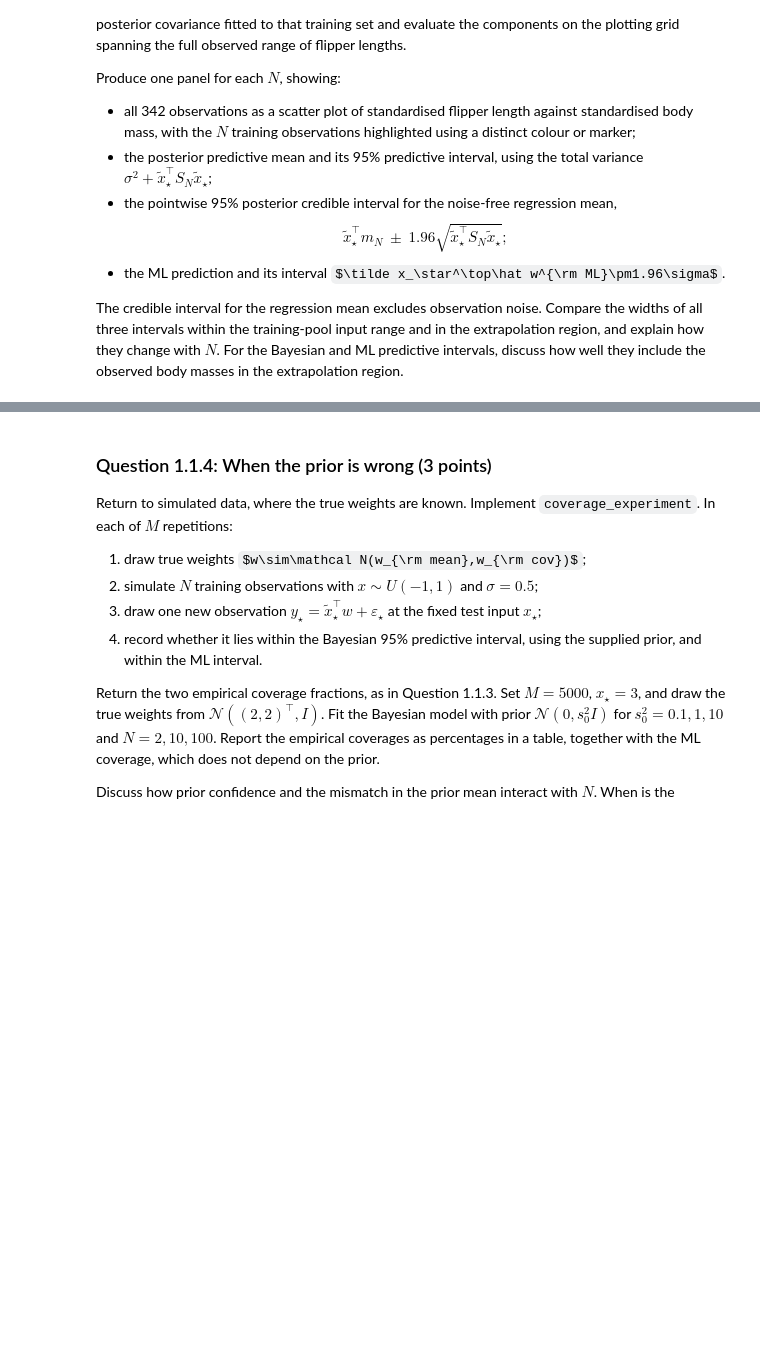
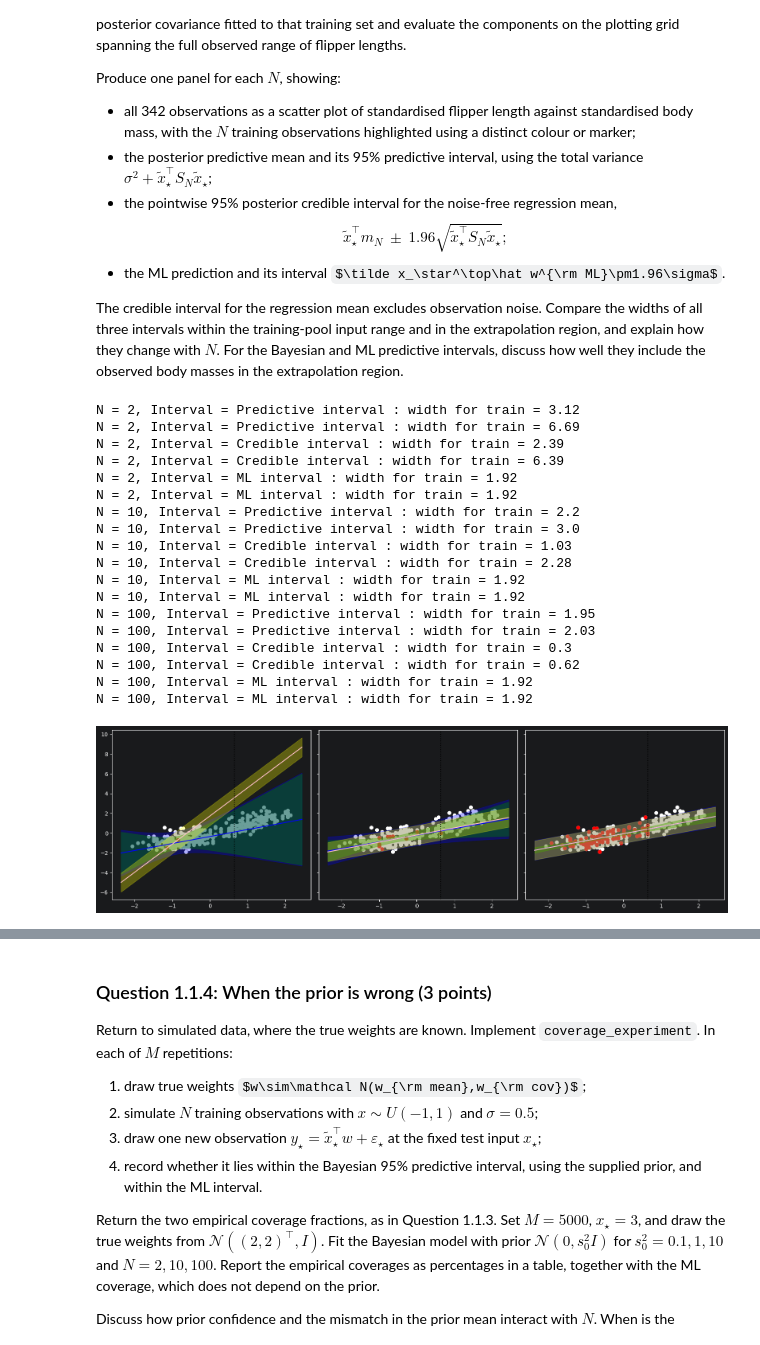
Before and after one commit to mikoleo/Machine-learning-Advanced-Course, a Jupyter notebook: 1E-BLR-HT26.ipynb, the cells around one changed output, grey strips where cells are left out. Drawn from its saved outputs; the diff is of its cells as text; code cells hidden in the pictures; some formulas as TeX source; blank space fills up the shorter version.

```diff
--- a/1E-BLR-HT26.ipynb
+++ b/1E-BLR-HT26.ipynb
@@ -155,7 +221,8 @@ flipper = penguins["flipper_length_mm"].to_numpy(dtype=float)
 mass = penguins["body_mass_g"].to_numpy(dtype=float)
 species = penguins["species"].to_numpy()
 
-x_pen = (flipper - flipper.mean()) / flipper.std()
+x_pen = ((flipper - flipper.mean())
+         / flipper.std())
 y_pen = (mass - mass.mean()) / mass.std()
 X_pen = design_matrix(x_pen)
 
@@ -202,19 +269,78 @@ The credible interval for the regression mean excludes observation noise. Compar
 # %%
 def predictive_decomposition(X_new, post_cov, noise_std):
     # Return aleatoric and epistemic variance arrays, each of length len(X_new).
-    raise NotImplementedError("Implement predictive_decomposition.")
+    n= len(X_new)
+    aleatoric = np.full(n,noise_std**2)
+    epistemic = np.einsum("ij,jk,ik->i", X_new, post_cov, X_new)
+    return aleatoric, epistemic
 # %%
 x_star = np.linspace(x_pen.min() - 0.3, x_pen.max() + 0.3, 300)
 X_star = design_matrix(x_star)
 z = norm.ppf(0.975)
 
+idx_train = (x_star >= x_pen.min()) & (x_star <= x_split)
+idx_extra = (x_star < x_pen.max()) & (x_star > x_split)
+
+widths = {}
 fig, axs = plt.subplots(1, 3, figsize=(16, 4.8), sharey=True)
 for ax, N in zip(axs, Ns):
     idx = pen_train[N]
     X, y = X_pen[idx], y_pen[idx]
-    # Insert your plotting code here
-axs[0].set_ylabel("body mass (standardised)")
-axs[0].legend(fontsize=7, loc="upper left")
+    m,s = infer_posterior(X, y,PRIOR_MEAN,PRIOR_COV, PEN_NOISE_STD)
+    aleatoric, epistemic = predictive_decomposition(X_star, s,PEN_NOISE_STD)
+
+    #Scatter of all observations
+    ax.scatter(x_pen, y_pen, c="white", label="Penguins")
+    ax.scatter(x_pen[idx],y_pen[idx],c="red",label=f"Training for N = {N}")
+
+    #Posterior predictive mean and 95% interval
+    mean,var = predictive_posterior(X_star, m, s, PEN_NOISE_STD)
+    err = z*np.sqrt(var)
+    interval_pred = [mean - err, mean + err]
+
+    ax.plot(x_star, mean,c="blue",label="Mean")
+    ax.fill_between(x_star, interval_pred[0], interval_pred[1],color="blue",alpha=0.3,label="95% interval predictive")
+
+    #95% posterior credible interval
+    err = z*np.sqrt(epistemic)
+    interval_cred = [mean - err, mean + err]
+    ax.fill_between(x_star, interval_cred[0], interval_cred[1],color="green",alpha=0.4,label="95% interval credible")
+
+    #ML prediction
+    w_ml = ml_estimate(X,y)
+    mean_ml,_ = predictive_posterior(X_star, w_ml, s, PEN_NOISE_STD)
+    err = z*PEN_NOISE_STD
+    interval_ml = [mean_ml - err, mean_ml + err]
+    ax.plot(x_star,mean_ml,c="pink",label="Mean ML")
+    ax.fill_between(x_star,interval_ml[0],interval_ml[1],color="yellow",alpha=0.3,label="95% interval ML")
+
+    widths[N] = [interval_pred[1] - interval_pred[0], interval_cred[1] - interval_cred[0], interval_ml[1] - interval_ml[0]]
+    interval_name = ["Predictive interval", "Credible interval", "ML interval"]
+    for i,name in enumerate(interval_name):
+        print(f"N = {N}, Interval = {name} : width for train = {np.round(widths[N][i][idx_train].mean(),2)}")
+        print(f"N = {N}, Interval = {name} : width for train = {np.round(widths[N][i][idx_extra].mean(),2)}")
+
+    ax.axvline(x_split, color="k", ls=":", label="end of training pool")
 plt.tight_layout()
 plt.show()
+# %% [output]
+N = 2, Interval = Predictive interval : width for train = 3.12
+N = 2, Interval = Predictive interval : width for train = 6.69
+N = 2, Interval = Credible interval : width for train = 2.39
+N = 2, Interval = Credible interval : width for train = 6.39
+N = 2, Interval = ML interval : width for train = 1.92
+N = 2, Interval = ML interval : width for train = 1.92
+N = 10, Interval = Predictive interval : width for train = 2.2
+N = 10, Interval = Predictive interval : width for train = 3.0
+N = 10, Interval = Credible interval : width for train = 1.03
+N = 10, Interval = Credible interval : width for train = 2.28
+N = 10, Interval = ML interval : width for train = 1.92
+N = 10, Interval = ML interval : width for train = 1.92
+N = 100, Interval = Predictive interval : width for train = 1.95
+N = 100, Interval = Predictive interval : width for train = 2.03
+N = 100, Interval = Credible interval : width for train = 0.3
+N = 100, Interval = Credible interval : width for train = 0.62
+N = 100, Interval = ML interval : width for train = 1.92
+N = 100, Interval = ML interval : width for train = 1.92
+[figure, added]
 # %% [markdown]
```
Also changed, not shown: parts of 13 cells of this notebook, 1 other file.
